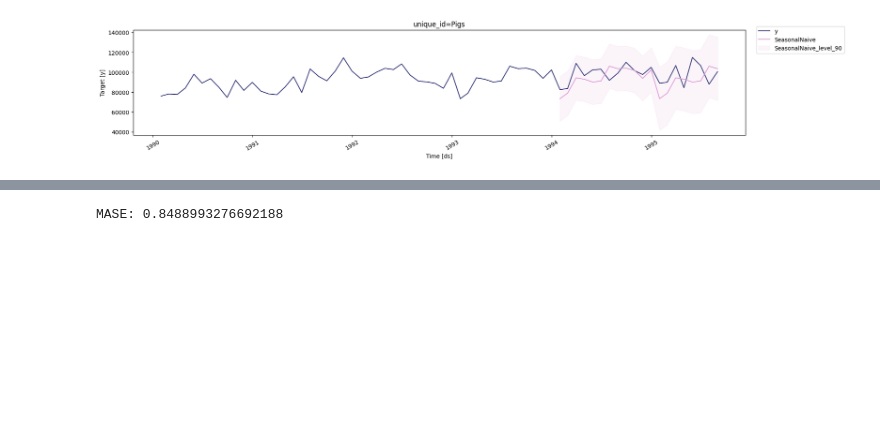
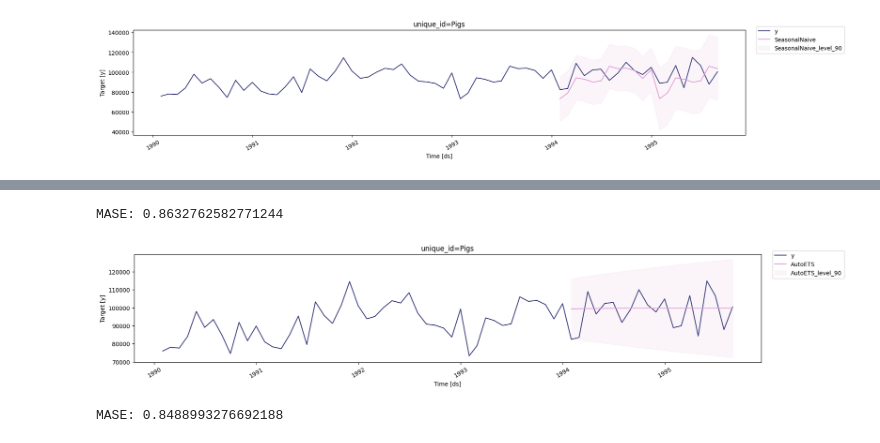
Before and after one commit to RobertWSmith/time-series-llm, a Jupyter notebook: experiment-01.ipynb, the cells around one changed output, grey strips where cells are left out. Cells and saved outputs as stored; diff of their text form; code cells hidden in the pictures; blank space fills up the shorter version.

```diff
--- a/experiment-01.ipynb
+++ b/experiment-01.ipynb
@@ -92,3 +91,13 @@ MASE: 1.0781261791067693
+# %%
+auto_ets_values = forecasts_df.AutoETS.values[:20]
+
+print(f"MASE: {mase(held_out_sample, auto_ets_values, y_train=y_train)}")
+
+StatsForecast.plot(df.loc[df.ds >= pd.to_datetime("1990-01-01"), :], forecasts_df=forecasts_df, models=["AutoETS"],
+                   level=levels, engine="matplotlib")
+# %% [output]
+MASE: 0.8632762582771244
+[figure, added]
 # %%
 auto_arima_values = forecasts_df.AutoARIMA.values[:20]
 
```
Also changed, not shown: parts of 9 cells of this notebook, 4 other files.
